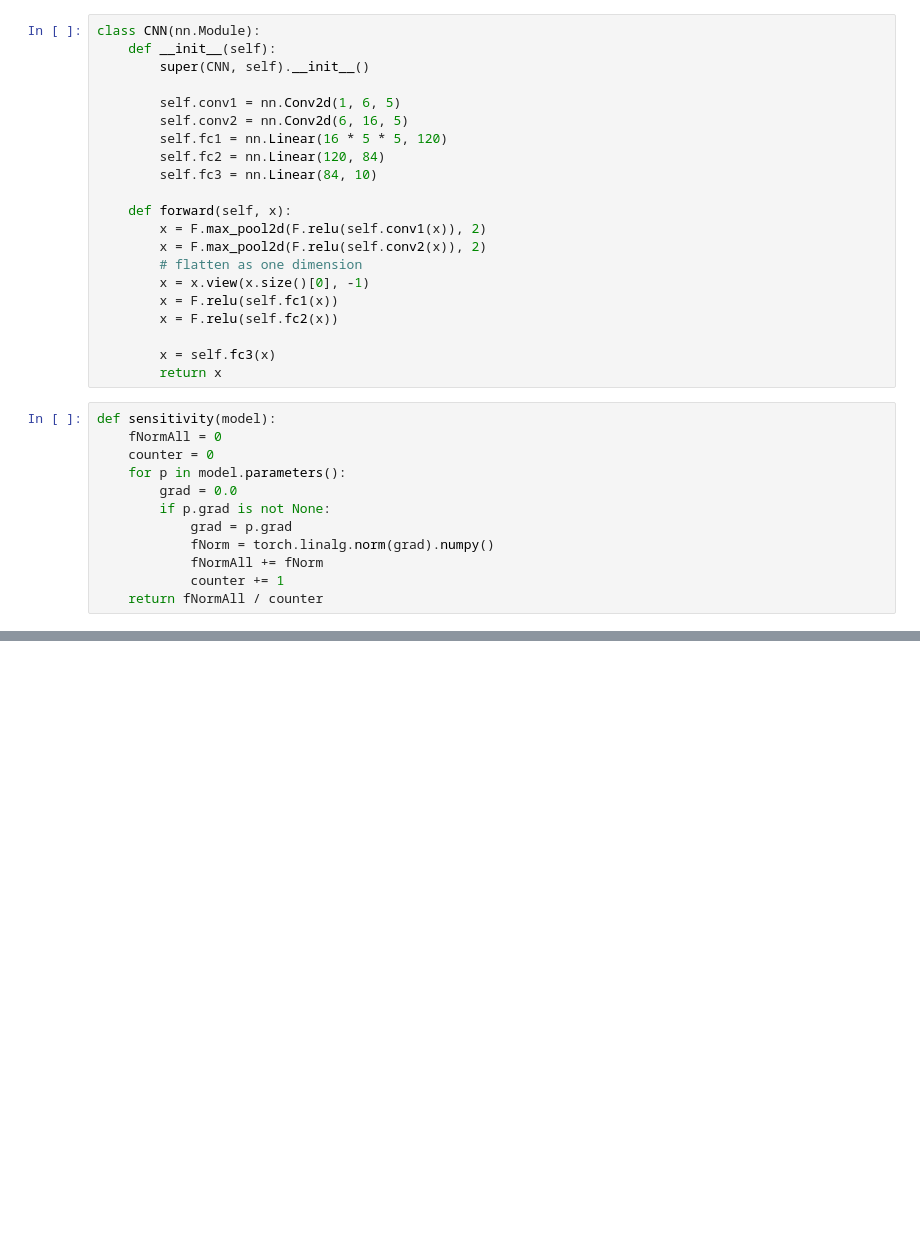
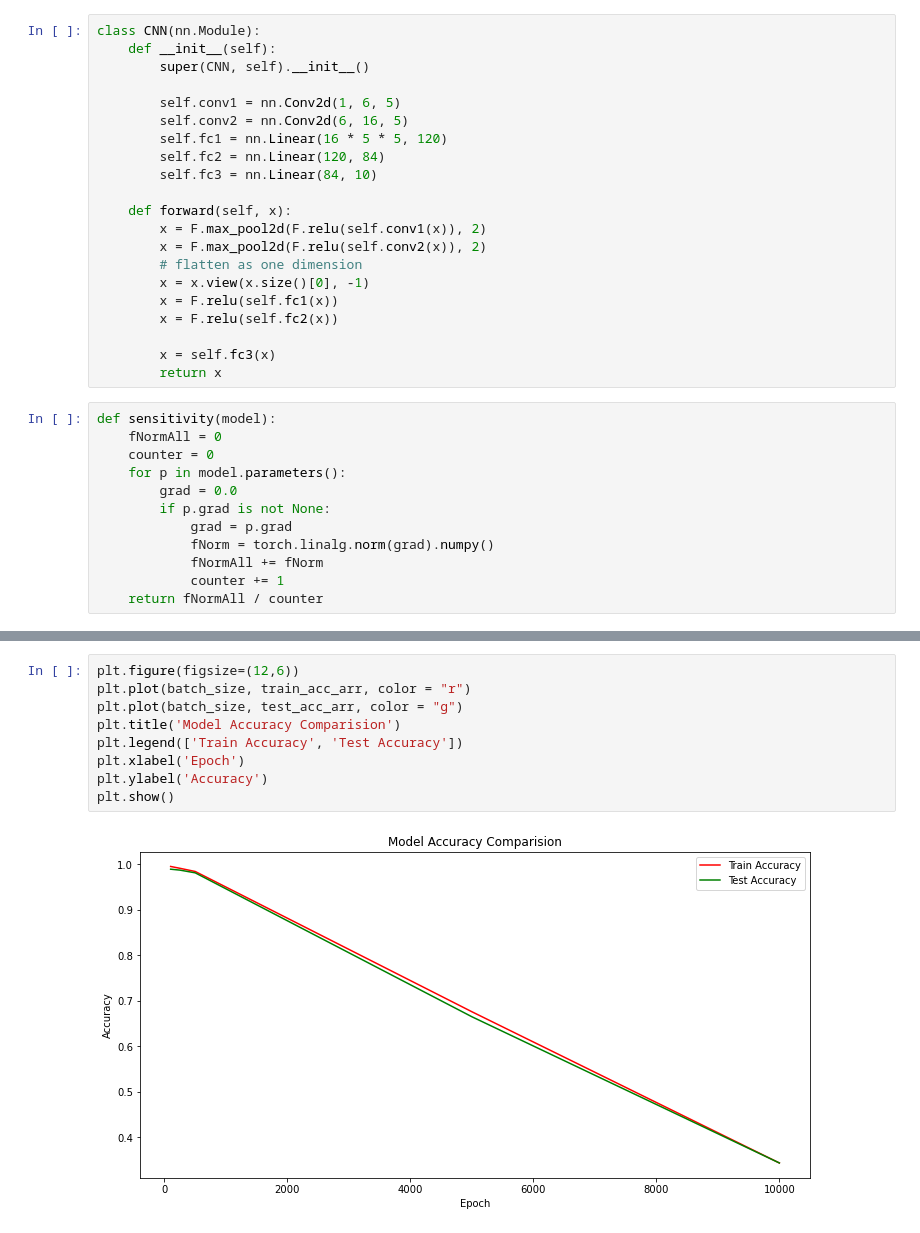
Before and after one commit to nik1097/Deep-Learning, a Jupyter notebook: Homework 1/HW1 Flat vs General_sensitivity.ipynb, the cells around one changed output, grey strips where cells are left out. Drawn from its saved outputs; the diff is of its cells as text; blank space fills up the shorter version.

```diff
--- a/Homework 1/HW1 Flat vs General_sensitivity.ipynb
+++ b/Homework 1/HW1 Flat vs General_sensitivity.ipynb
@@ -160,0 +167,11 @@ Model Test loss:  tensor(0.0385)
+# %%
+plt.figure(figsize=(12,6))
+plt.plot(batch_size, train_acc_arr, color = "r")
+plt.plot(batch_size, test_acc_arr, color = "g")
+plt.title('Model Accuracy Comparision')
+plt.legend(['Train Accuracy', 'Test Accuracy'])
+plt.xlabel('Epoch')
+plt.ylabel('Accuracy')
+plt.show()
+# %% [output]
+[figure, added]
```
Also changed, not shown: parts of 11 cells of this notebook.
